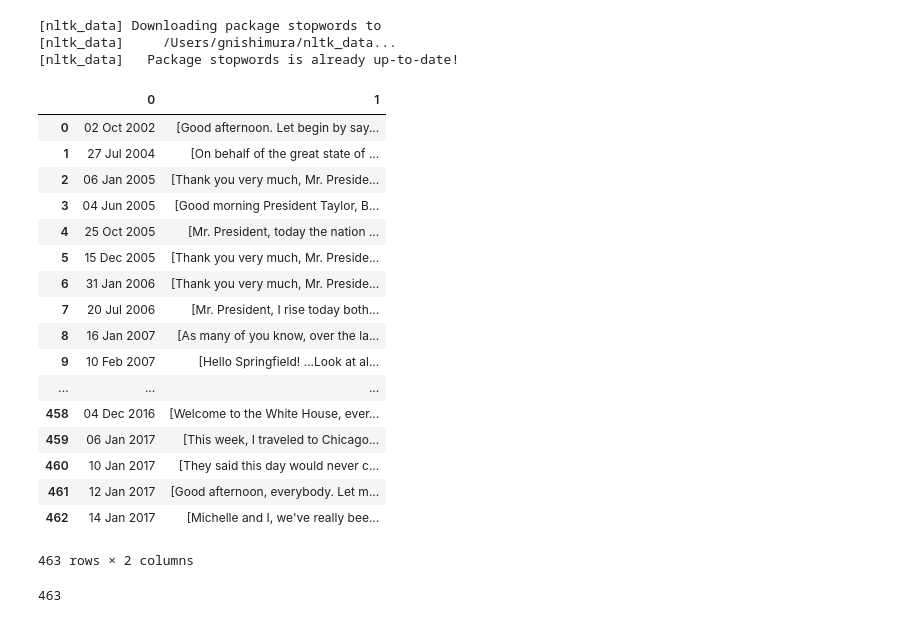
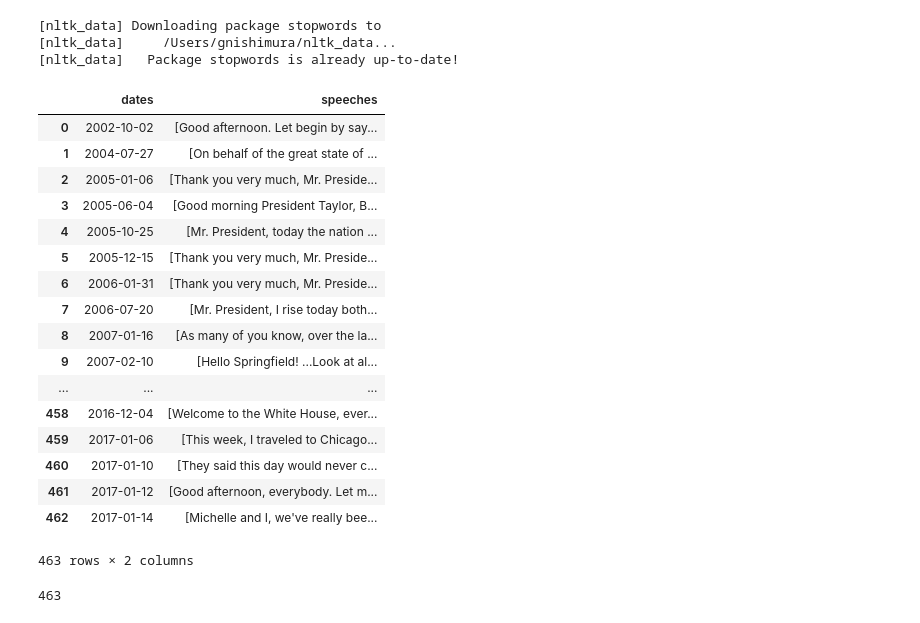
Before and after one commit to Gnishimura/obama_speech_nlg, a Jupyter notebook: Obama_LDA.ipynb, the cells around one changed output. Drawn from its saved outputs; the diff is of its cells as text; code cells hidden in the pictures.

```diff
--- a/Obama_LDA.ipynb
+++ b/Obama_LDA.ipynb
@@ -28,22 +32 @@ obama_speech_df = pd.DataFrame([*zip(dates[1:-1].split(','), speech_data)])
-# %%
-obama_speech_df
-# %% [output]
-|  | 0 | 1 |
-| 0 | 02 Oct 2002 | [Good afternoon. Let begin by say... |
-| 1 | 27 Jul 2004 | [On behalf of the great state of ... |
-| 2 | 06 Jan 2005 | [Thank you very much, Mr. Preside... |
-| 3 | 04 Jun 2005 | [Good morning President Taylor, B... |
-| 4 | 25 Oct 2005 | [Mr. President, today the nation ... |
-| 5 | 15 Dec 2005 | [Thank you very much, Mr. Preside... |
-| 6 | 31 Jan 2006 | [Thank you very much, Mr. Preside... |
-| 7 | 20 Jul 2006 | [Mr. President, I rise today both... |
-| 8 | 16 Jan 2007 | [As many of you know, over the la... |
-| 9 | 10 Feb 2007 | [Hello Springfield! ...Look at al... |
-| ... | ... | ... |
-| 458 | 04 Dec 2016 | [Welcome to the White House, ever... |
-| 459 | 06 Jan 2017 | [This week, I traveled to Chicago... |
-| 460 | 10 Jan 2017 | [They said this day would never c... |
-| 461 | 12 Jan 2017 | [Good afternoon, everybody. Let m... |
-| 462 | 14 Jan 2017 | [Michelle and I, we've really bee... |
-463 rows × 2 columns
 # %%
@@ -53,3 +40,26 @@ obama_speech_df['dates'] = pd.to_datetime(obama_speech_df['dates'], infer_dateti
+# %%
+obama_speech_df = pd.read_csv('obama_speech_df.txt')
+#obama_speech_df.drop(columns='Unnamed: 0', inplace=True)
+obama_speech_df
+# %% [output]
+|  | dates | speeches |
+| 0 | 2002-10-02 | [Good afternoon. Let begin by say... |
+| 1 | 2004-07-27 | [On behalf of the great state of ... |
+| 2 | 2005-01-06 | [Thank you very much, Mr. Preside... |
+| 3 | 2005-06-04 | [Good morning President Taylor, B... |
+| 4 | 2005-10-25 | [Mr. President, today the nation ... |
+| 5 | 2005-12-15 | [Thank you very much, Mr. Preside... |
+| 6 | 2006-01-31 | [Thank you very much, Mr. Preside... |
+| 7 | 2006-07-20 | [Mr. President, I rise today both... |
+| 8 | 2007-01-16 | [As many of you know, over the la... |
+| 9 | 2007-02-10 | [Hello Springfield! ...Look at al... |
+| ... | ... | ... |
+| 458 | 2016-12-04 | [Welcome to the White House, ever... |
+| 459 | 2017-01-06 | [This week, I traveled to Chicago... |
+| 460 | 2017-01-10 | [They said this day would never c... |
+| 461 | 2017-01-12 | [Good afternoon, everybody. Let m... |
+| 462 | 2017-01-14 | [Michelle and I, we've really bee... |
+463 rows × 2 columns
 # %%
 obama_pre_pres = obama_speech_df[obama_speech_df['dates'] < '2009-01-01']
 # %%
```
Also changed, not shown: parts of 45 cells of this notebook.
